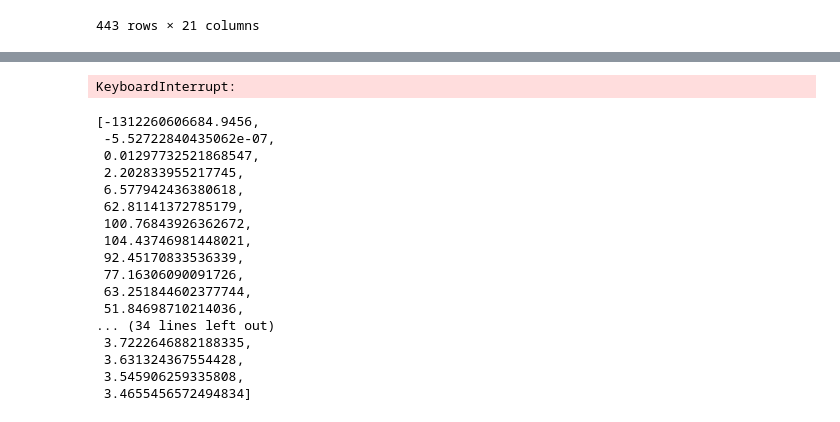
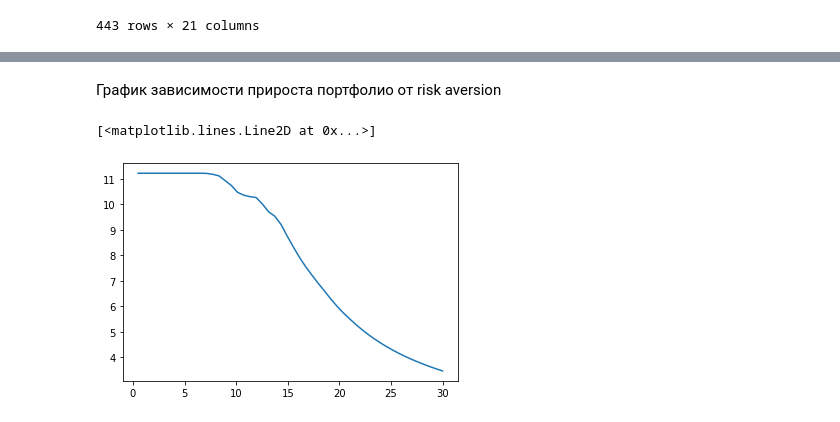
Before and after one commit to Qishna/nsu-investments-2022, a Jupyter notebook: hw-03/hw-03.ipynb, the cells around one changed output, grey strips where cells are left out. Drawn from its saved outputs; the diff is of its cells as text; code cells hidden in the pictures.

```diff
--- a/hw-03/hw-03.ipynb
+++ b/hw-03/hw-03.ipynb
@@ -376,4 +415 @@ def RP(window):
     return weights
-# %%
-profits, final_profit  = run_strategy('TAN', df, 0.015, 5)
-print(final_profit)
@@ -382,3 +415,0 @@ print(final_profit)
-# %%
-profits, final_profit  = run_strategy('GMV', df, 0.015, 5)
-print(final_profit)
@@ -387,3 +415,0 @@ ValueError: operands could not be broadcast together with shapes (21,) (22,)
-# %%
-profits, final_profit  = run_strategy('RP', df, 0.015, 5)
-print(final_profit)
@@ -392,3 +415,0 @@ print(final_profit)
-# %%
-profits, final_profit  = run_strategy('EW', df, 0.015, 5)
-print(final_profit)
@@ -397,30 +490,13 @@ print(final_profit)
+# %% [markdown]
+График зависимости прироста портфолио от risk aversion
 # %%
 x = np.linspace(0.5, 30, 50)
 y = []
 for i in x:
     profit,final_profit = run_strategy('TAN', df, 0.015, i)
-    y.append(b)
+    y.append(final_profit)
 
 plt.plot(x, y)
 # %% [output]
-KeyboardInterrupt:
+[<matplotlib.lines.Line2D at 0x...>]
+[figure, added]
-# %%
-y
-# %% [output]
-[-1312260606684.9456,
- -5.52722840435062e-07,
- 0.01297732521868547,
- 2.202833955217745,
- 6.577942436380618,
- 62.81141372785179,
- 100.76843926362672,
- 104.43746981448021,
- 92.45170833536339,
- 77.16306090091726,
- 63.251844602377744,
- 51.84698710214036,
-... (34 lines left out)
- 3.7222646882188335,
- 3.631324367554428,
- 3.545906259335808,
- 3.4655456572494834]
```
Also changed, not shown: parts of 37 cells of this notebook.
